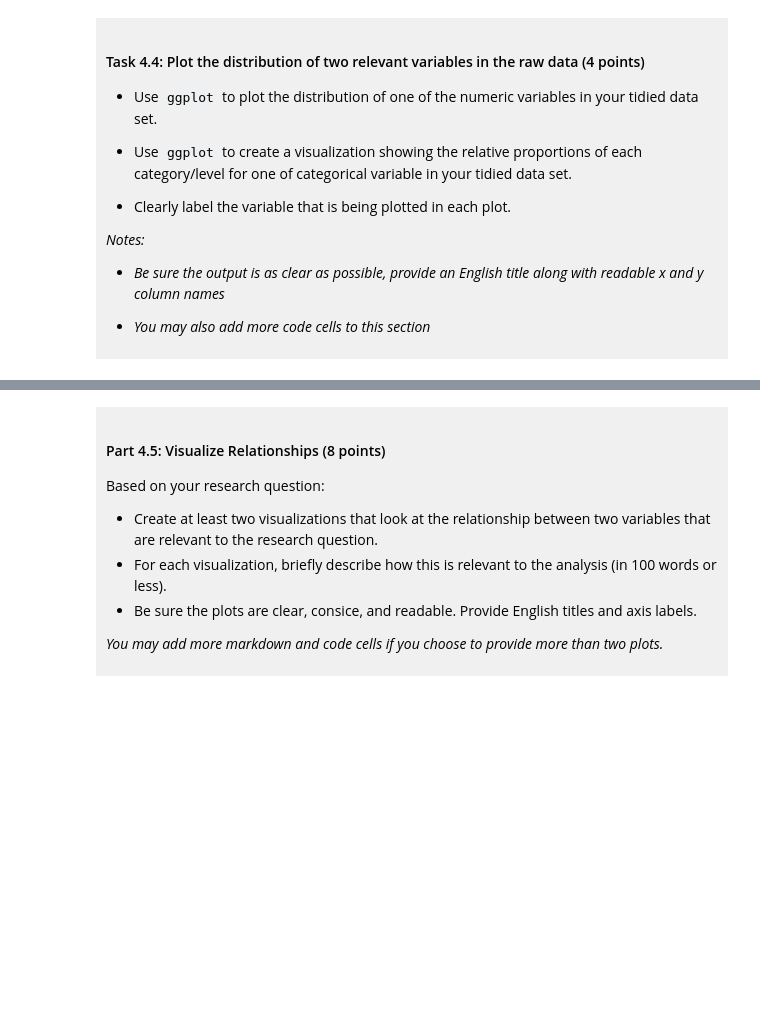
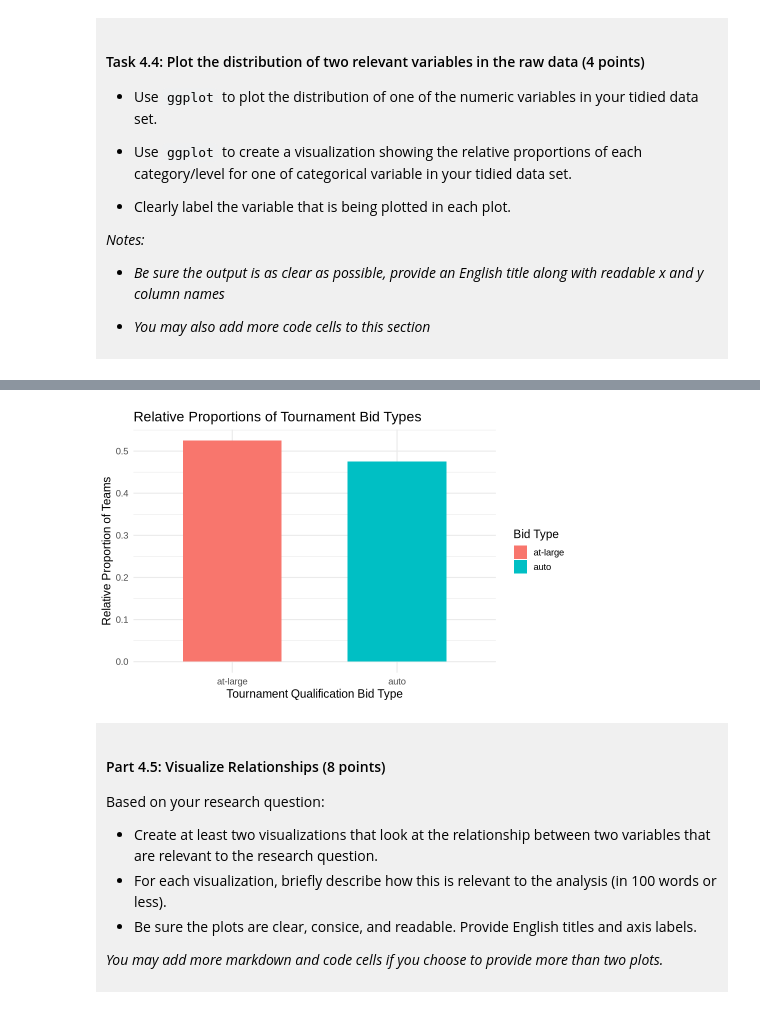
Before and after one commit to jitnue/dsci-100-project-jihoon-roh, a Jupyter notebook: dsci-100-project-notebook.ipynb, the cells around one changed output, grey strips where cells are left out. Drawn from its saved outputs; the diff is of its cells as text; code cells hidden in the pictures; blank space fills up the shorter version.

```diff
--- a/dsci-100-project-notebook.ipynb
+++ b/dsci-100-project-notebook.ipynb
@@ -311,5 +382,22 @@ You will refine your research question (if needed) and produce a tidy data set.
 # %%
-### EDIT THIS CODE CELL FOR PLOT 2 ###
+# Plot 2: Relative proportions of each category in the categorical variable (Bid Type)
+bid_prop_plot <- march_madness_tidy |>
+  drop_na(bid) |>
+  count(bid) |>
+  mutate(proportion = n / sum(n)) |>
+  ggplot(aes(x = bid, y = proportion, fill = bid)) +
+  geom_bar(stat = "identity", width = 0.6) +
+  labs(
+    title = "Relative Proportions of Tournament Bid Types",
+    x = "Tournament Qualification Bid Type",
+    y = "Relative Proportion of Teams",
+    fill = "Bid Type"
+  ) +
+  theme_minimal(base_size = 14)
+
+bid_prop_plot
+# %% [output]
+[figure, added]
 # %% [markdown]
 <div style="background-color: #f0f0f0; padding: 10px;">
 
```
Also changed, not shown: parts of 10 cells of this notebook.
